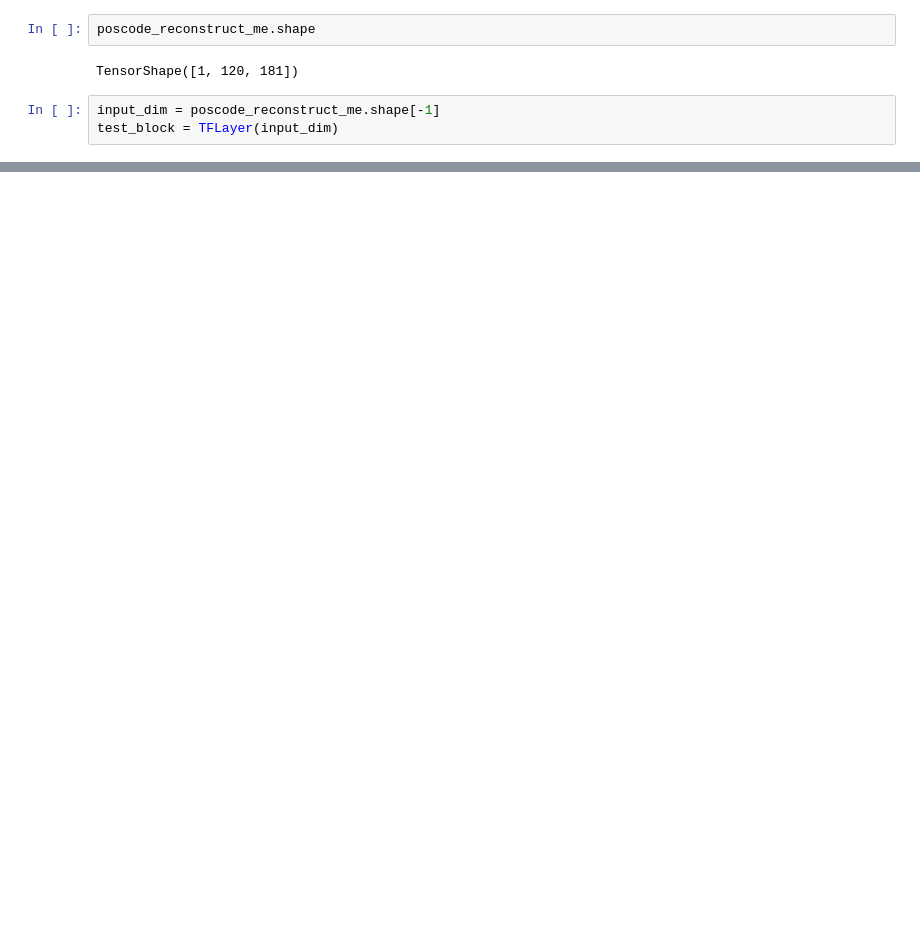
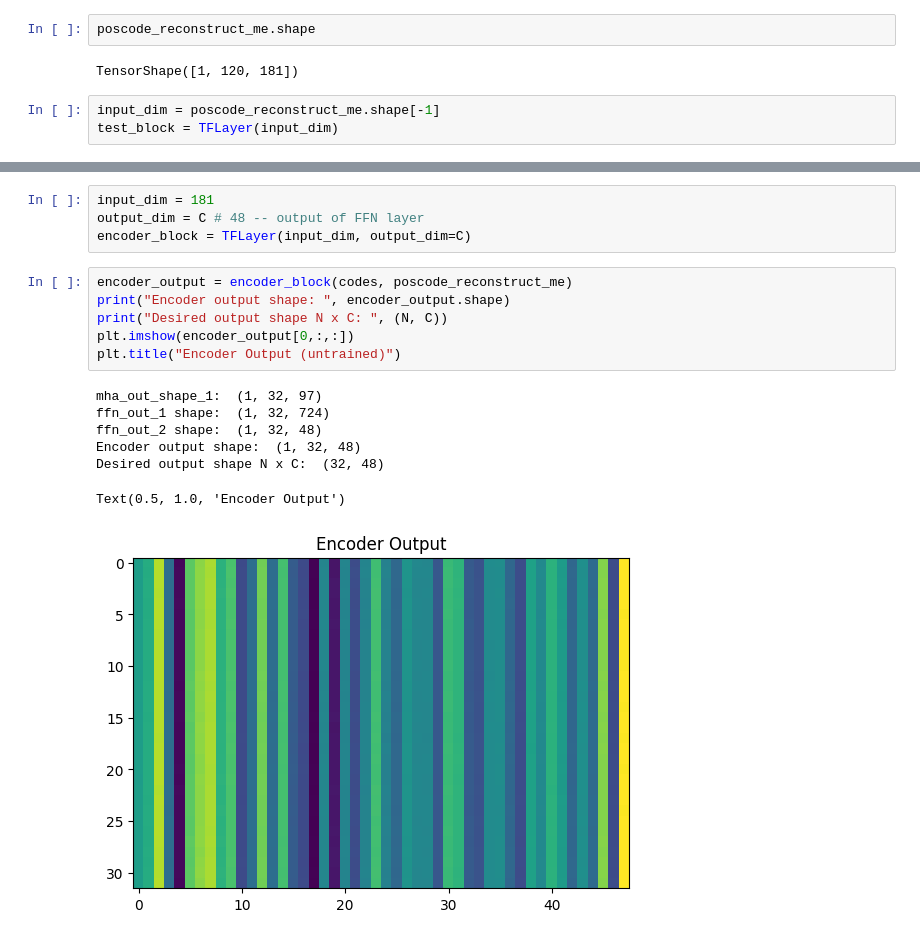
Before and after one commit to amanb2000/Multimodal_Foundation, a Jupyter notebook: sketch/06_TAE_Full.ipynb.ipynb, the cells around one changed output, grey strips where cells are left out. Drawn from its saved outputs; the diff is of its cells as text; blank space fills up the shorter version.

```diff
--- a/sketch/06_TAE_Full.ipynb.ipynb
+++ b/sketch/06_TAE_Full.ipynb.ipynb
@@ -216,0 +241,18 @@ ffn_out_2 shape:  (1, 120, 181)
+# %%
+input_dim = 181
+output_dim = C # 48 -- output of FFN layer
+encoder_block = TFLayer(input_dim, output_dim=C)
+# %%
+encoder_output = encoder_block(codes, poscode_reconstruct_me)
+print("Encoder output shape: ", encoder_output.shape)
+print("Desired output shape N x C: ", (N, C))
+plt.imshow(encoder_output[0,:,:])
+plt.title("Encoder Output (untrained)")
+# %% [output]
+mha_out_shape_1:  (1, 32, 97)
+ffn_out_1 shape:  (1, 32, 724)
+ffn_out_2 shape:  (1, 32, 48)
+Encoder output shape:  (1, 32, 48)
+Desired output shape N x C:  (32, 48)
+Text(0.5, 1.0, 'Encoder Output')
+[figure, added]
```
Also changed, not shown: parts of 15 cells of this notebook.
